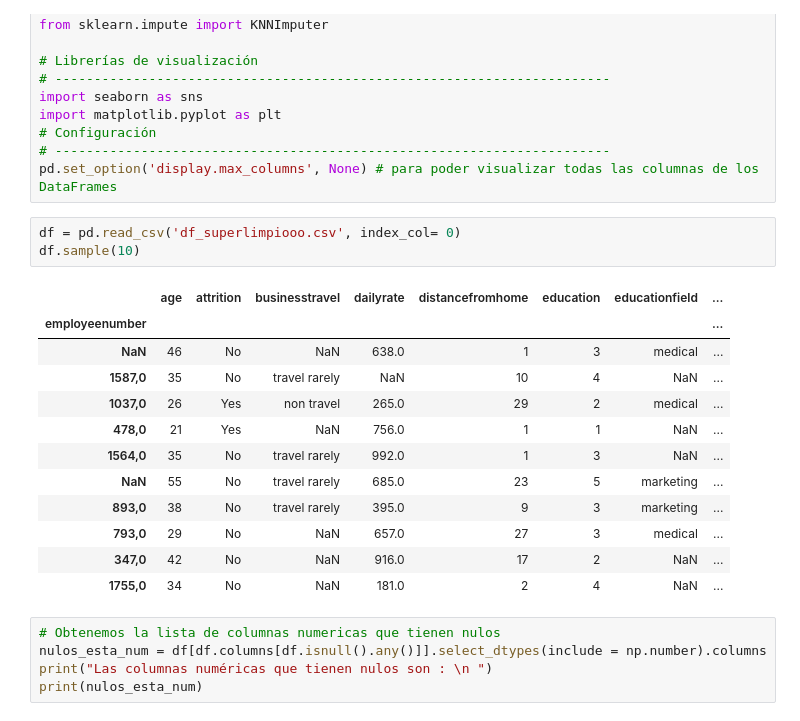
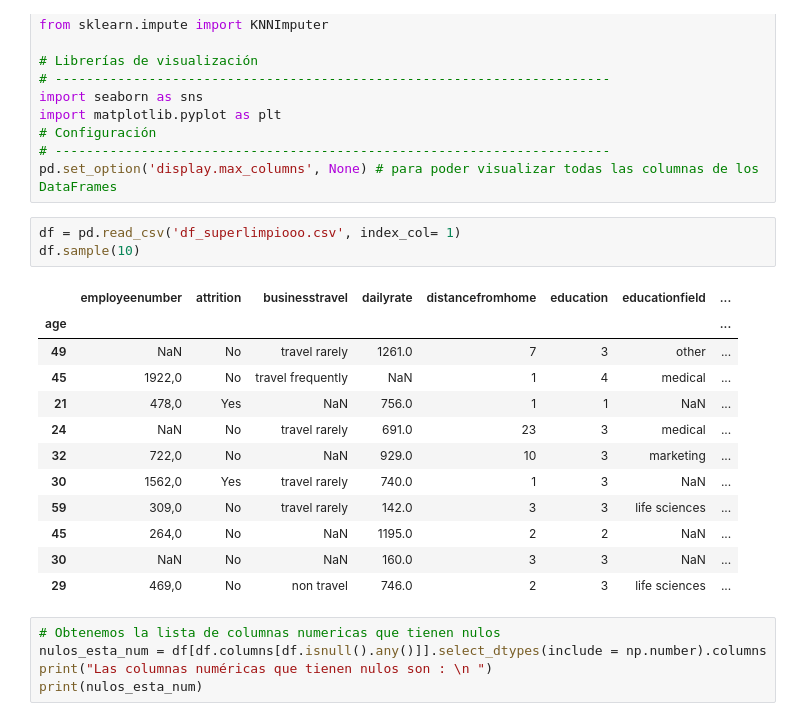
Before and after one commit to vanediar/proyecto-da-promo-a-pt-modulo-3-team-1, a Jupyter notebook: Limpieza/Limpieza_numericas.ipynb, the cells around one changed output. Saved outputs shown, nothing was run; the diff lists cells and outputs as text.

```diff
--- a/Limpieza/Limpieza_numericas.ipynb
+++ b/Limpieza/Limpieza_numericas.ipynb
@@ -22,21 +22,21 @@ import matplotlib.pyplot as plt
 # -----------------------------------------------------------------------
 pd.set_option('display.max_columns', None) # para poder visualizar todas las columnas de los DataFrames
 # %%
-df = pd.read_csv('df_superlimpiooo.csv', index_col= 0)
+df = pd.read_csv('df_superlimpiooo.csv', index_col= 1)
 df.sample(10)
 # %% [output]
-|  | age | attrition | businesstravel | dailyrate | distancefromhome | education | educationfield | ... |
-| employeenumber |  |  |  |  |  |  |  | ... |
-| NaN | 46 | No | NaN | 638.0 | 1 | 3 | medical | ... |
-| 1587,0 | 35 | No | travel rarely | NaN | 10 | 4 | NaN | ... |
-| 1037,0 | 26 | Yes | non travel | 265.0 | 29 | 2 | medical | ... |
-| 478,0 | 21 | Yes | NaN | 756.0 | 1 | 1 | NaN | ... |
-| 1564,0 | 35 | No | travel rarely | 992.0 | 1 | 3 | NaN | ... |
-| NaN | 55 | No | travel rarely | 685.0 | 23 | 5 | marketing | ... |
-| 893,0 | 38 | No | travel rarely | 395.0 | 9 | 3 | marketing | ... |
-| 793,0 | 29 | No | NaN | 657.0 | 27 | 3 | medical | ... |
-| 347,0 | 42 | No | NaN | 916.0 | 17 | 2 | NaN | ... |
-| 1755,0 | 34 | No | NaN | 181.0 | 2 | 4 | NaN | ... |
+|  | employeenumber | attrition | businesstravel | dailyrate | distancefromhome | education | educationfield | ... |
+| age |  |  |  |  |  |  |  | ... |
+| 49 | NaN | No | travel rarely | 1261.0 | 7 | 3 | other | ... |
+| 45 | 1922,0 | No | travel frequently | NaN | 1 | 4 | medical | ... |
+| 21 | 478,0 | Yes | NaN | 756.0 | 1 | 1 | NaN | ... |
+| 24 | NaN | No | travel rarely | 691.0 | 23 | 3 | medical | ... |
+| 32 | 722,0 | No | NaN | 929.0 | 10 | 3 | marketing | ... |
+| 30 | 1562,0 | Yes | travel rarely | 740.0 | 1 | 3 | NaN | ... |
+| 59 | 309,0 | No | travel rarely | 142.0 | 3 | 3 | life sciences | ... |
+| 45 | 264,0 | No | NaN | 1195.0 | 2 | 2 | NaN | ... |
+| 30 | NaN | No | NaN | 160.0 | 3 | 3 | NaN | ... |
+| 29 | 469,0 | No | non travel | 746.0 | 2 | 3 | life sciences | ... |
 # %%
 # Obtenemos la lista de columnas numericas que tienen nulos
 nulos_esta_num = df[df.columns[df.isnull().any()]].select_dtypes(include = np.number).columns
```
Also changed, not shown: parts of 18 cells of this notebook.
